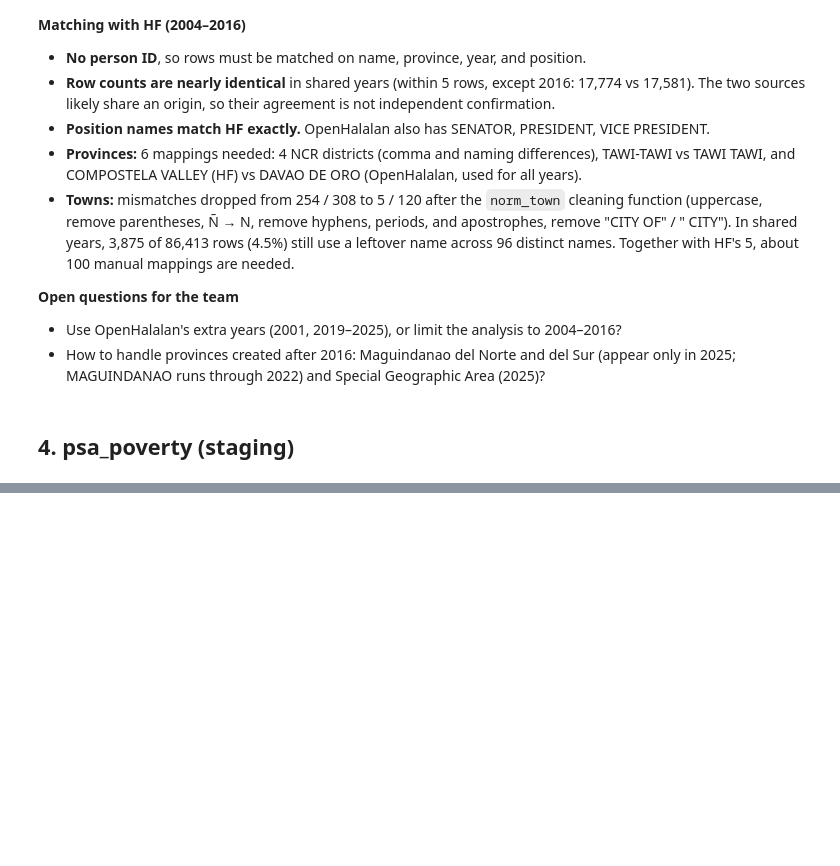
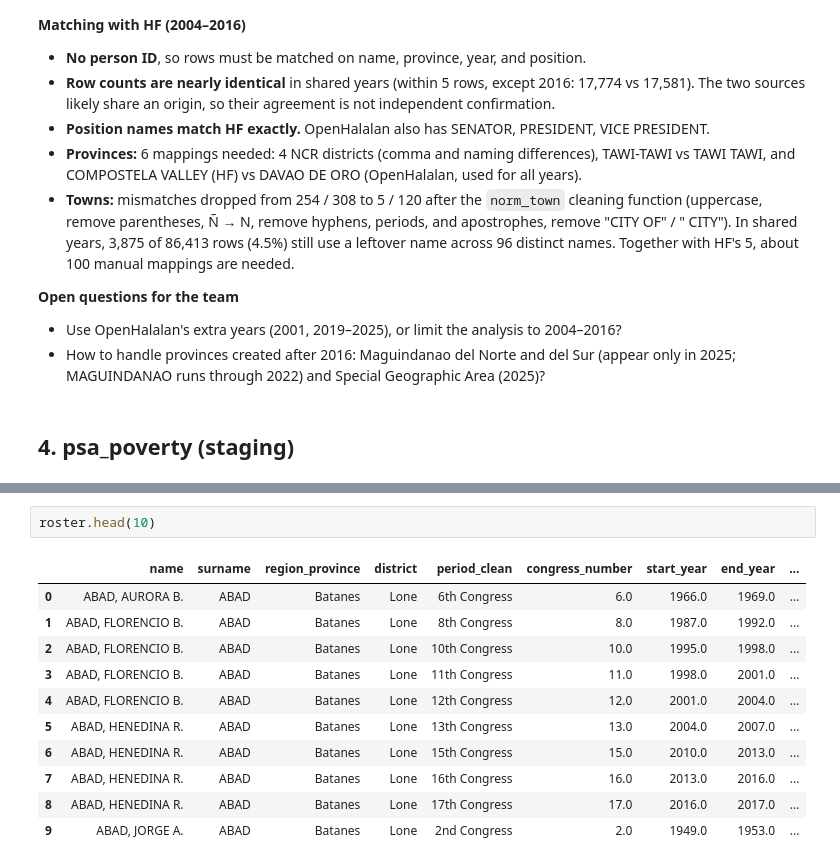
Before and after one commit to SrPenguin000/ph-political-dynasty-project, a Jupyter notebook: notebooks/01_source_profiling.ipynb, the cells around one changed output, grey strips where cells are left out. Cells and saved outputs as stored; diff of their text form; blank space fills up the shorter version.

```diff
--- a/notebooks/01_source_profiling.ipynb
+++ b/notebooks/01_source_profiling.ipynb
@@ -562,0 +744,14 @@ Distinct leftover names in overlap years: 96
+# %%
+roster.head(10)
+# %% [output]
+|  | name | surname | region_province | district | period_clean | congress_number | start_year | end_year | ... |
+| 0 | ABAD, AURORA B. | ABAD | Batanes | Lone | 6th Congress | 6.0 | 1966.0 | 1969.0 | ... |
+| 1 | ABAD, FLORENCIO B. | ABAD | Batanes | Lone | 8th Congress | 8.0 | 1987.0 | 1992.0 | ... |
+| 2 | ABAD, FLORENCIO B. | ABAD | Batanes | Lone | 10th Congress | 10.0 | 1995.0 | 1998.0 | ... |
+| 3 | ABAD, FLORENCIO B. | ABAD | Batanes | Lone | 11th Congress | 11.0 | 1998.0 | 2001.0 | ... |
+| 4 | ABAD, FLORENCIO B. | ABAD | Batanes | Lone | 12th Congress | 12.0 | 2001.0 | 2004.0 | ... |
+| 5 | ABAD, HENEDINA R. | ABAD | Batanes | Lone | 13th Congress | 13.0 | 2004.0 | 2007.0 | ... |
+| 6 | ABAD, HENEDINA R. | ABAD | Batanes | Lone | 15th Congress | 15.0 | 2010.0 | 2013.0 | ... |
+| 7 | ABAD, HENEDINA R. | ABAD | Batanes | Lone | 16th Congress | 16.0 | 2013.0 | 2016.0 | ... |
+| 8 | ABAD, HENEDINA R. | ABAD | Batanes | Lone | 17th Congress | 17.0 | 2016.0 | 2017.0 | ... |
+| 9 | ABAD, JORGE A. | ABAD | Batanes | Lone | 2nd Congress | 2.0 | 1949.0 | 1953.0 | ... |
```
Also changed, not shown: parts of 28 cells of this notebook.
